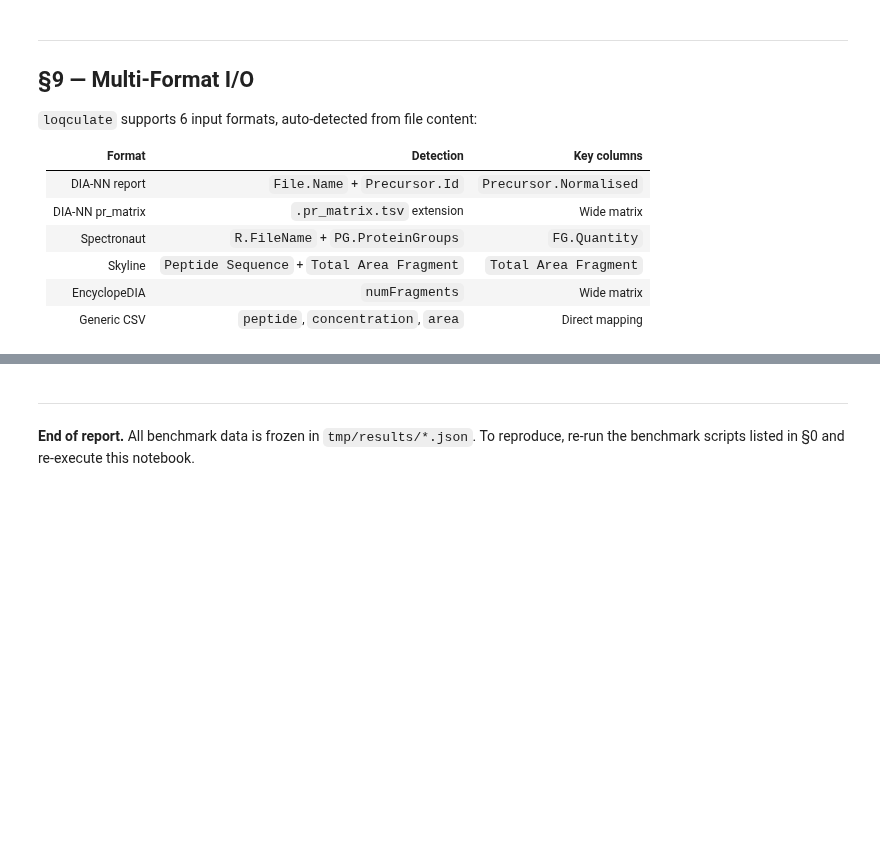
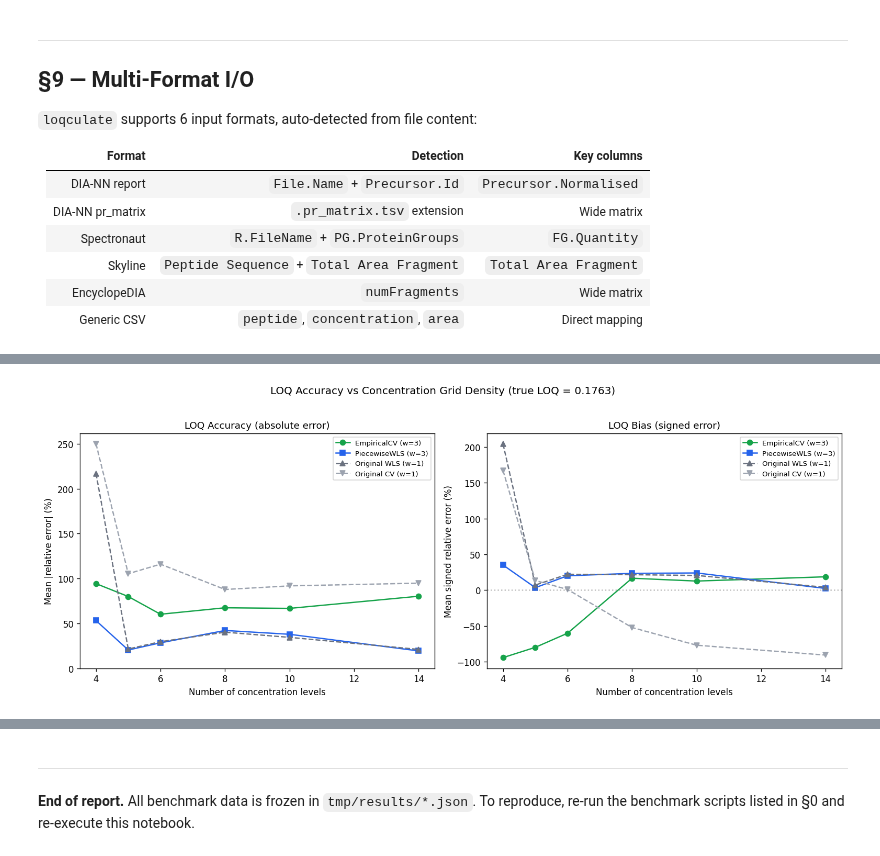
Before and after one commit to eneskemalergin/loqculate, a Jupyter notebook: comparison_report.ipynb, the cells around one changed output, grey strips where cells are left out. Drawn from its saved outputs; the diff is of its cells as text; code cells hidden in the pictures; blank space fills up the shorter version.

```diff
--- a/comparison_report.ipynb
+++ b/comparison_report.ipynb
@@ -884,0 +955,41 @@ It is NOT a formal confidence interval — coverage has not been formally valida
+# %%
+# §10b — LOQ accuracy vs number of concentration levels
+if n_conc:
+    acc_res = n_conc['exp3_accuracy']['results']
+    conc_levels = sorted(int(k) for k in acc_res.keys())
+    true_loq = n_conc['meta']['continuous_true_loq']
+
+    methods = [
+        ('empirical_cv',  'EmpiricalCV (w=3)',  PALETTE['empirical'],    'o-'),
+        ('piecewise_wls', 'PiecewiseWLS (w=3)',  PALETTE['piecewise'],    's-'),
+        ('original_wls',  'Original WLS (w=1)',  PALETTE['original_wls'], '^--'),
+        ('original_cv',   'Original CV (w=1)',   PALETTE['original_cv'],  'v--'),
+    ]
+
+    fig, (ax1, ax2) = plt.subplots(1, 2, figsize=(13, 5))
+
+    for mkey, mlabel, color, style in methods:
+        mae = [acc_res[str(n)][mkey]['mean_abs_error'] * 100 for n in conc_levels]
+        bias = [acc_res[str(n)][mkey]['mean_signed_error'] * 100 for n in conc_levels]
+        ax1.plot(conc_levels, mae, style, color=color, label=mlabel)
+        ax2.plot(conc_levels, bias, style, color=color, label=mlabel)
+
+    ax1.set_xlabel('Number of concentration levels')
+    ax1.set_ylabel('Mean |relative error| (%)')
+    ax1.set_title('LOQ Accuracy (absolute error)')
+    ax1.legend(fontsize=8)
+    ax1.set_ylim(0, None)
+
+    ax2.axhline(0, ls=':', color='gray', alpha=0.5)
+    ax2.set_xlabel('Number of concentration levels')
+    ax2.set_ylabel('Mean signed relative error (%)')
+    ax2.set_title('LOQ Bias (signed error)')
+    ax2.legend(fontsize=8)
+
+    fig.suptitle(f'LOQ Accuracy vs Concentration Grid Density (true LOQ = {true_loq:.4f})', fontsize=12, y=1.02)
+    fig.tight_layout()
+    plt.show()
+else:
+    print('⚠ bench_n_concentrations results not loaded')
+# %% [output]
+[figure, added]
```
Also changed, not shown: parts of 10 cells of this notebook, 2 other files.
